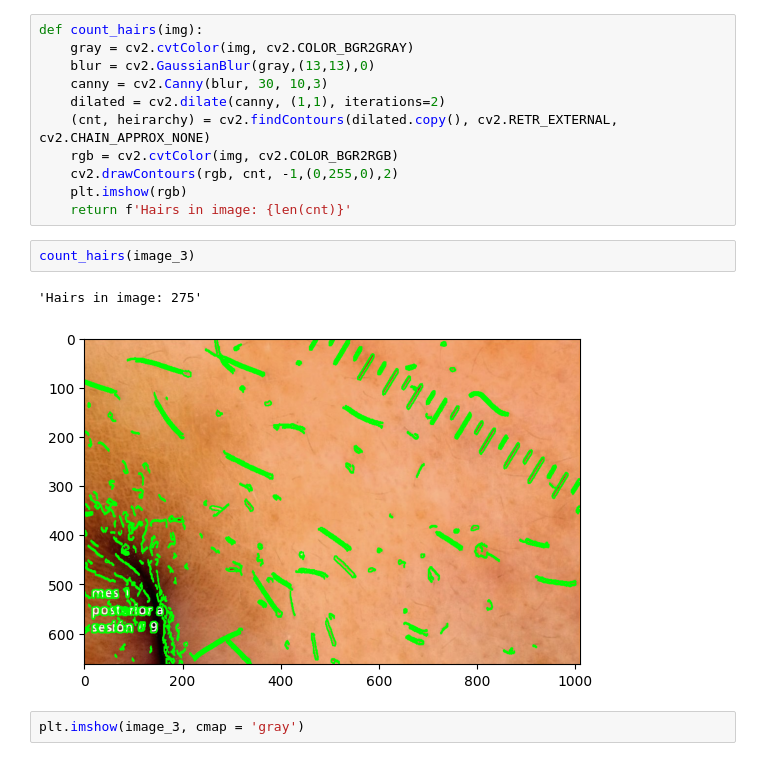
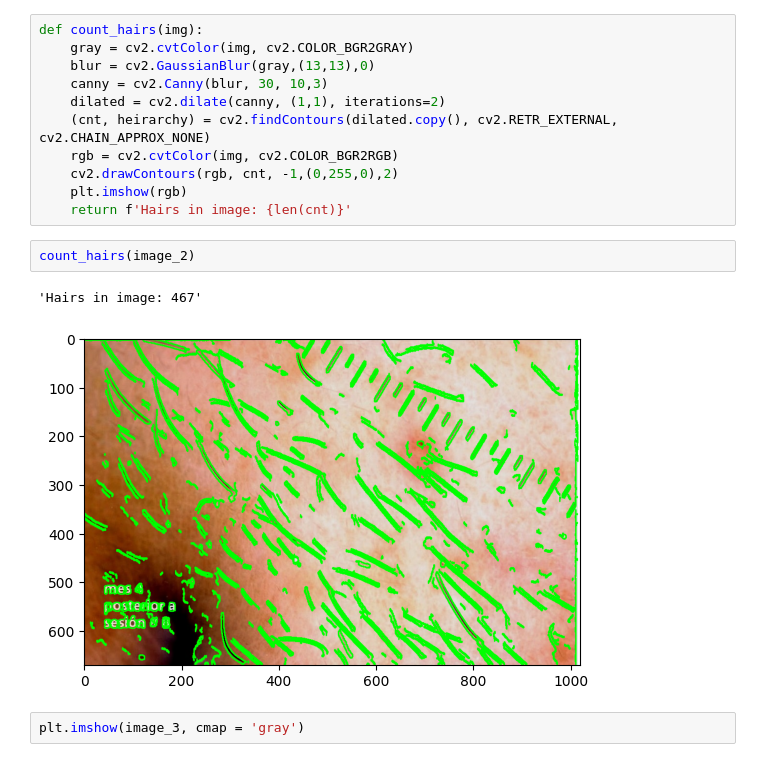
Before and after one commit to pariosur/hair_count, a Jupyter notebook: hair_counting.ipynb, the cells around one changed output. Drawn from its saved outputs; the diff is of its cells as text.

```diff
--- a/hair_counting.ipynb
+++ b/hair_counting.ipynb
@@ -54,10 +54,10 @@ def count_hairs(img):
     plt.imshow(rgb)
     return f'Hairs in image: {len(cnt)}'
 # %%
-count_hairs(image_3)
+count_hairs(image_2)
 # %% [output]
-'Hairs in image: 275'
+'Hairs in image: 467'
-[figure, old version]
+[figure, new version]
 # %%
 plt.imshow(image_3, cmap = 'gray')
 # %% [output]
```
